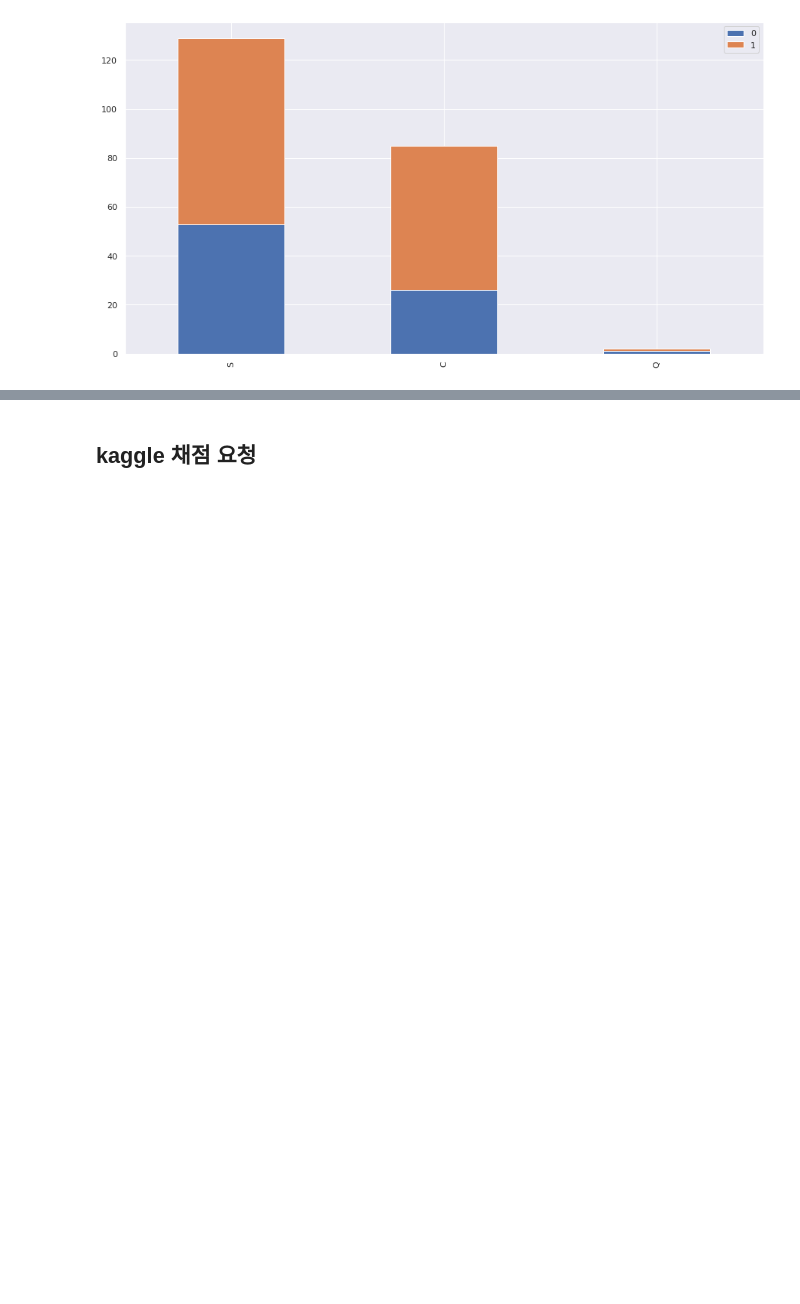
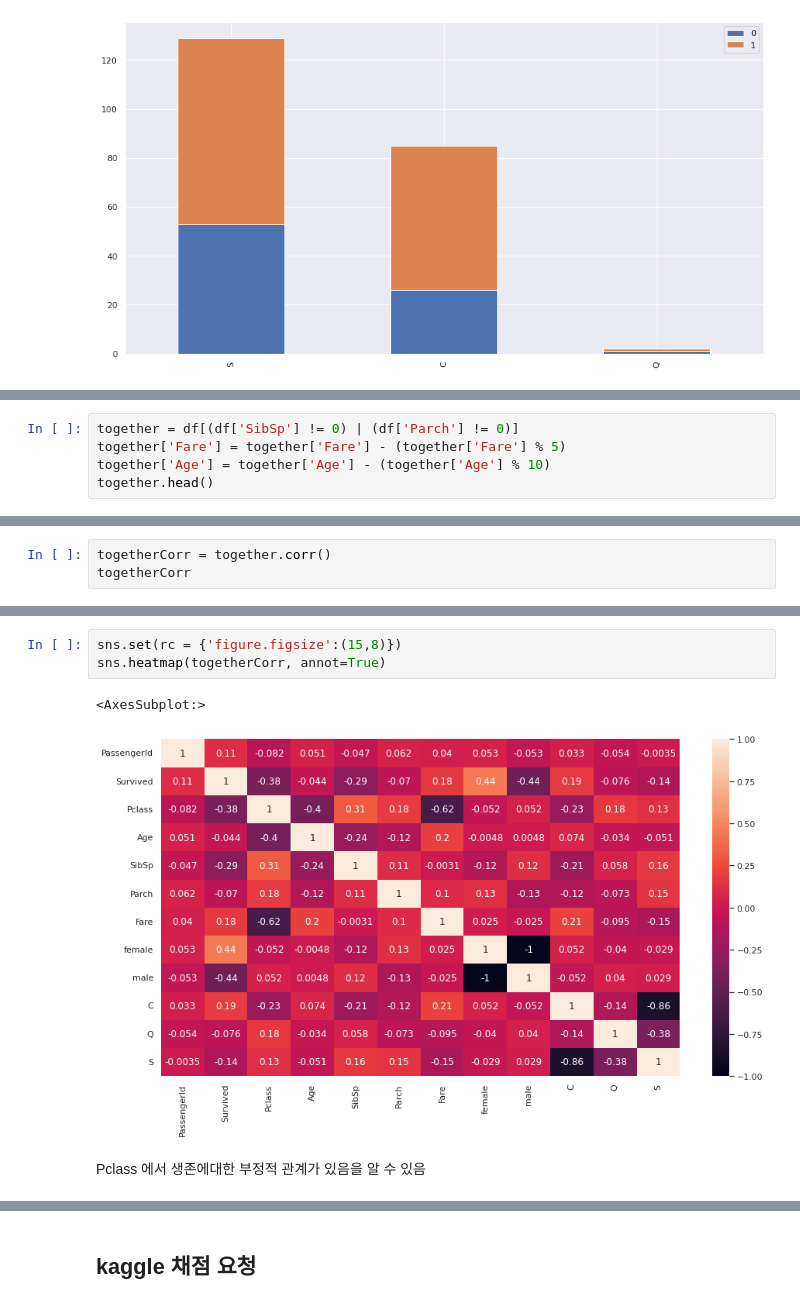
Before and after one commit to KangnamUniv-ML/Titanic-ML, a Jupyter notebook: notebook/Titanic.ipynb, the cells around one changed output, grey strips where cells are left out. Drawn from its saved outputs; the diff is of its cells as text; blank space fills up the shorter version.

```diff
--- a/notebook/Titanic.ipynb
+++ b/notebook/Titanic.ipynb
@@ -923,0 +930,5 @@ boardSurvived.plot(kind='bar', stacked=True)
+# %%
+together = df[(df['SibSp'] != 0) | (df['Parch'] != 0)]
+together['Fare'] = together['Fare'] - (together['Fare'] % 5)
+together['Age'] = together['Age'] - (together['Age'] % 10)
+together.head()
@@ -923,0 +964,3 @@ boardSurvived.plot(kind='bar', stacked=True)
+# %%
+togetherCorr = together.corr()
+togetherCorr
@@ -923,0 +981,8 @@ boardSurvived.plot(kind='bar', stacked=True)
+# %%
+sns.set(rc = {'figure.figsize':(15,8)})
+sns.heatmap(togetherCorr, annot=True)
+# %% [output]
+<AxesSubplot:>
+[figure, added]
+# %% [markdown]
+Pclass 에서 생존에대한 부정적 관계가 있음을 알 수 있음
```
Also changed, not shown: parts of 24 cells of this notebook.
